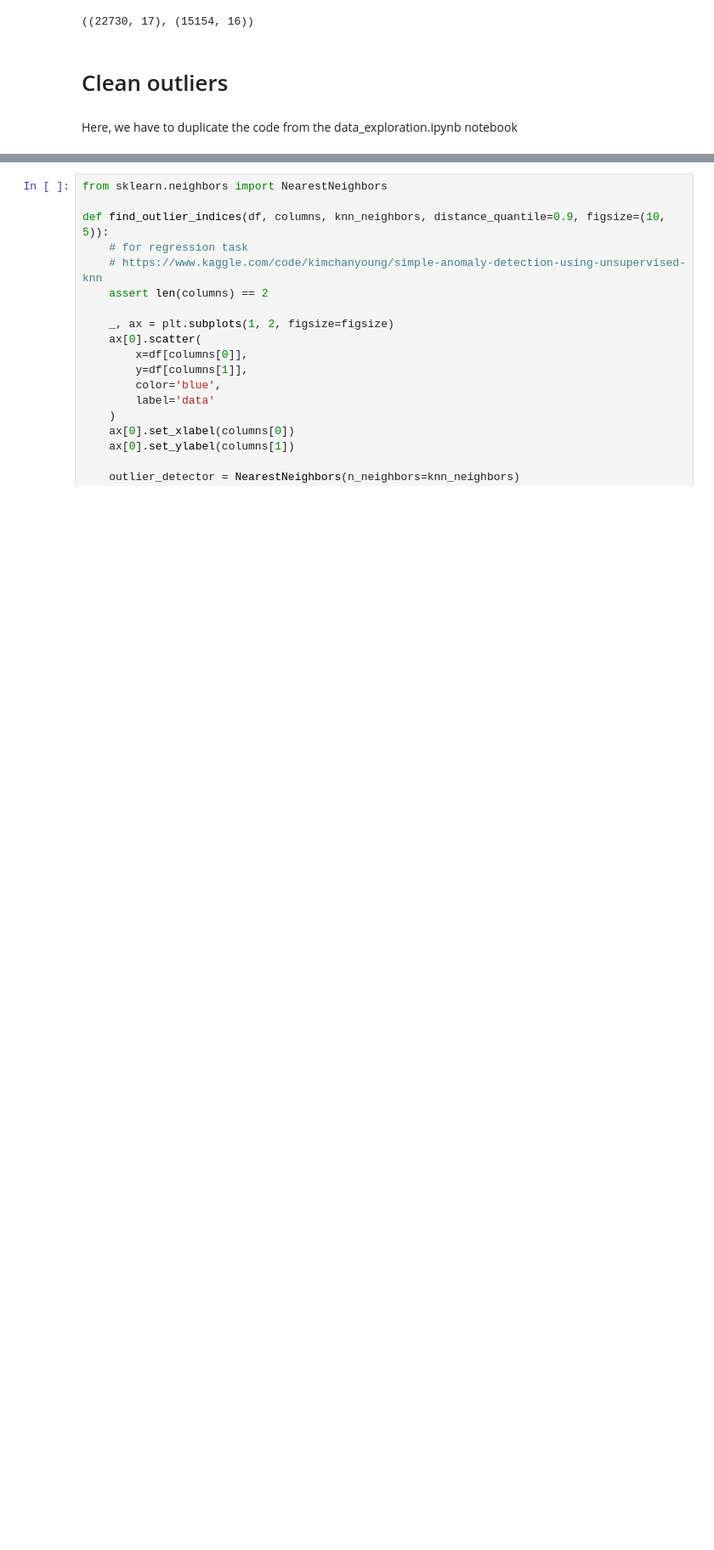
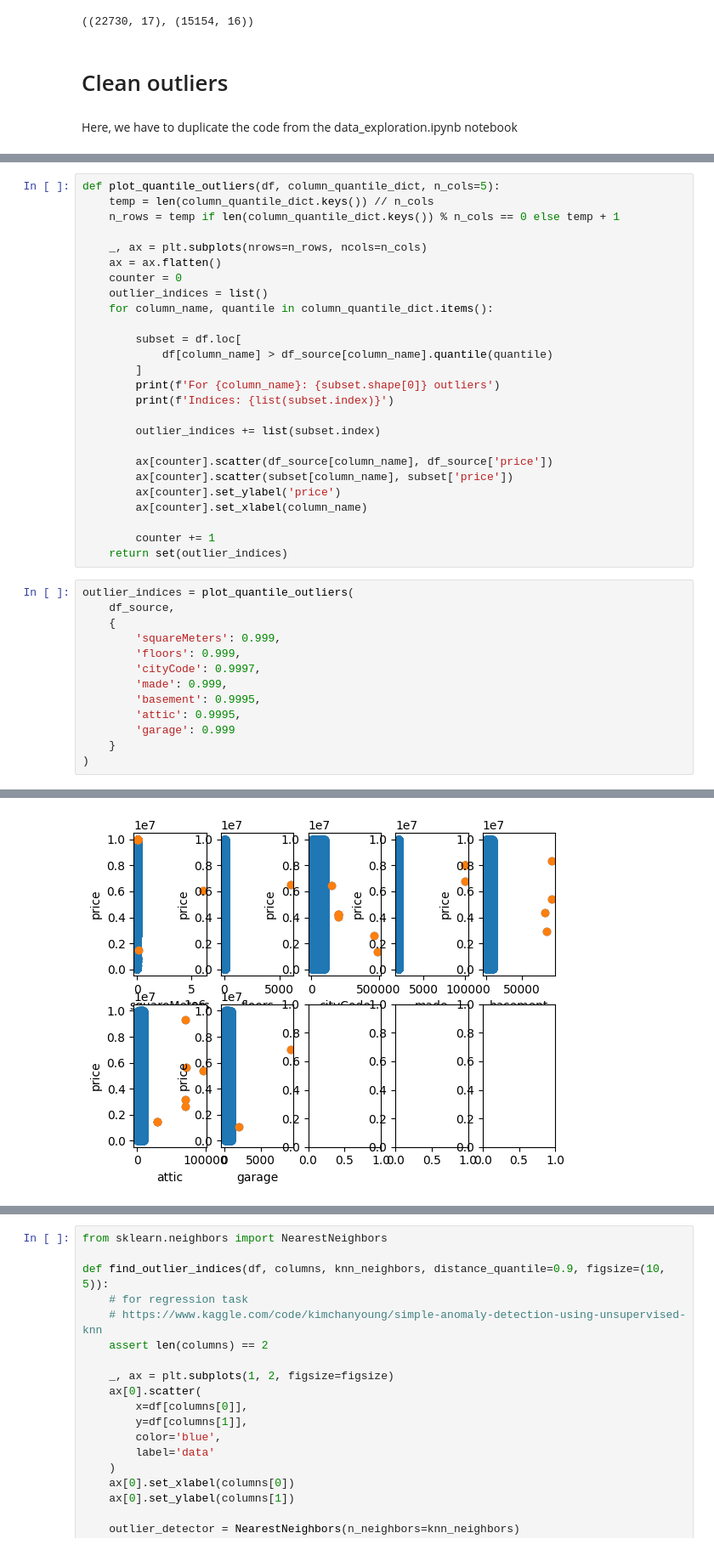
Before and after one commit to PashaIanko/Kaggle.ParisHousingPrices, a Jupyter notebook: 2_data_preparation.ipynb, the cells around one changed output, grey strips where cells are left out. Shown at 85% size. Cells and saved outputs as stored; diff of their text form; blank space fills up the shorter version.

```diff
--- a/2_data_preparation.ipynb
+++ b/2_data_preparation.ipynb
@@ -99,0 +113,40 @@ Here, we have to duplicate the code from the data_exploration.ipynb notebook
+# %%
+def plot_quantile_outliers(df, column_quantile_dict, n_cols=5):
+    temp = len(column_quantile_dict.keys()) // n_cols
+    n_rows = temp if len(column_quantile_dict.keys()) % n_cols == 0 else temp + 1
+
+    _, ax = plt.subplots(nrows=n_rows, ncols=n_cols)
+    ax = ax.flatten()
+    counter = 0
+    outlier_indices = list()
+    for column_name, quantile in column_quantile_dict.items():
+
+        subset = df.loc[
+            df[column_name] > df_source[column_name].quantile(quantile)
+        ]
+        print(f'For {column_name}: {subset.shape[0]} outliers')
+        print(f'Indices: {list(subset.index)}')
+
+        outlier_indices += list(subset.index)
+
+        ax[counter].scatter(df_source[column_name], df_source['price'])
+        ax[counter].scatter(subset[column_name], subset['price'])
+        ax[counter].set_ylabel('price')
+        ax[counter].set_xlabel(column_name)
+
+        counter += 1
+    return set(outlier_indices)
+# %%
+outlier_indices = plot_quantile_outliers(
+    df_source,
+    {
+        'squareMeters': 0.999,
+        'floors': 0.999,
+        'cityCode': 0.9997,
+        'made': 0.999,
+        'basement': 0.9995,
+        'attic': 0.9995,
+        'garage': 0.999
+    }
+)
+# %% [output]
@@ -99,0 +167 @@ Here, we have to duplicate the code from the data_exploration.ipynb notebook
+[figure, added]
```
Also changed, not shown: parts of 10 cells of this notebook.
